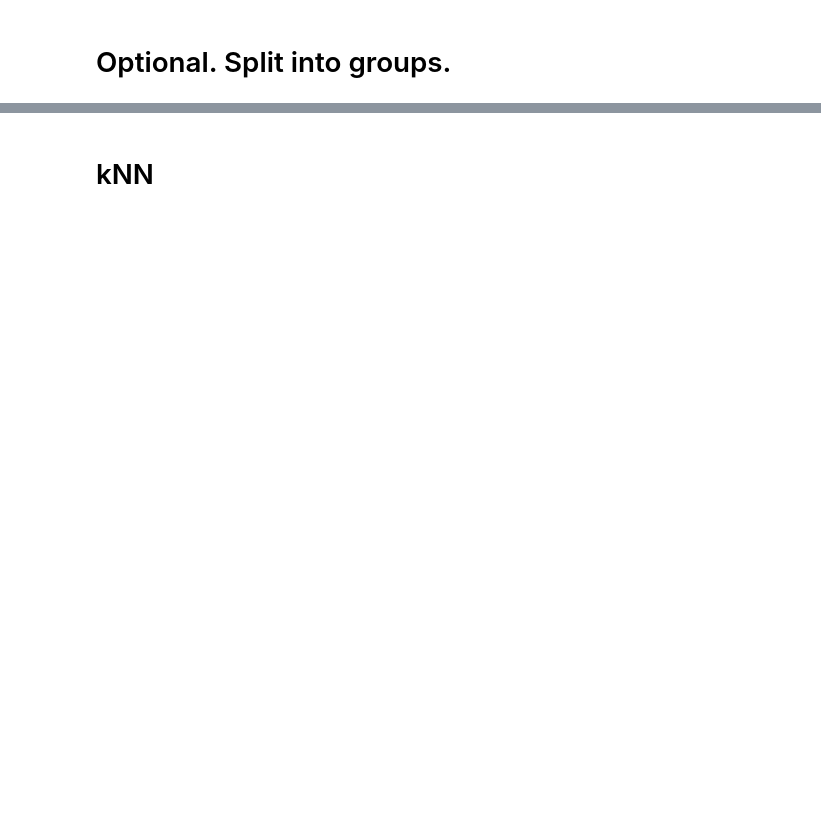
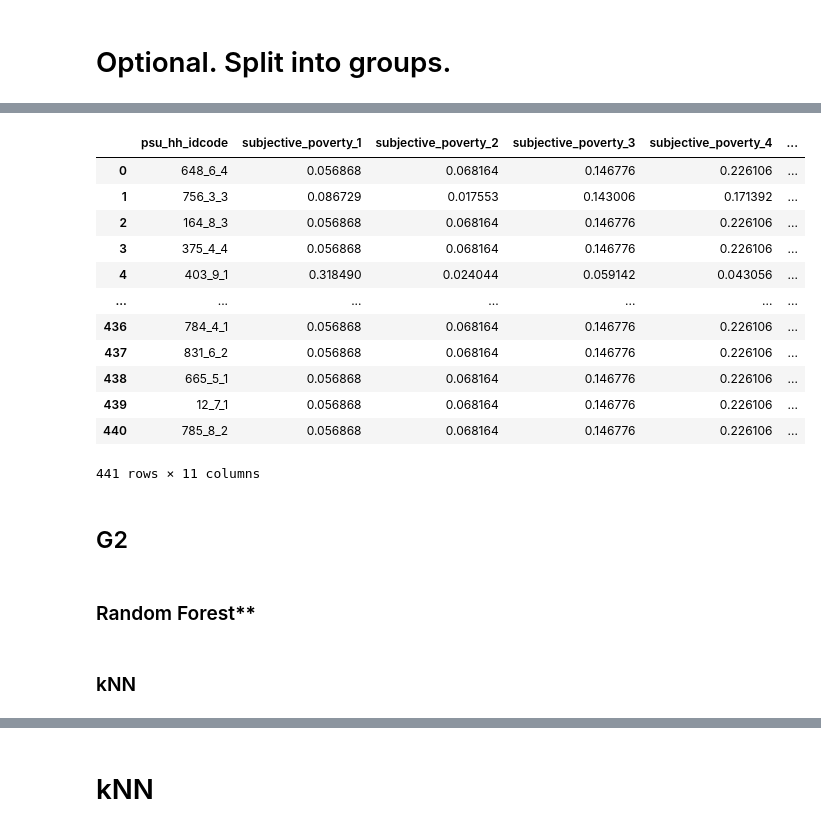
Before and after one commit to jbellogo/Classification, a Jupyter notebook: models.ipynb, the cells around one changed output, grey strips where cells are left out. Drawn from its saved outputs; the diff is of its cells as text; code cells hidden in the pictures; blank space fills up the shorter version.

```diff
--- a/models.ipynb
+++ b/models.ipynb
@@ -29,0 +216,3 @@ g1 = g1.drop(columns=school_variates)
+# %%
+X = g3.drop(columns=['poverty_score_y', 'uid'])
+y = g3['poverty_score_y'].to_numpy()
@@ -29,0 +258,20 @@ g1 = g1.drop(columns=school_variates)
+# %%
+nn_model = MLPClassifier(max_iter=1000, random_state=42)
+
+# Define the hyperparameter grid
+param_grid = {
+    'hidden_layer_sizes': [(50,), (100,), (50, 50), (100, 50)],
+    'activation': ['relu', 'tanh'],
+    'solver': ['adam', 'sgd'],
+    'learning_rate': ['constant', 'adaptive'],
+}
+
+# Initialize GridSearchCV
+grid_search = GridSearchCV(estimator=nn_model, param_grid=param_grid, cv=5, scoring='accuracy', verbose=2, n_jobs=-1)
+
+# Perform the grid search
+grid_search.fit(X, y)
+
+# Print the best parameters and best score
+print("Best parameters:", grid_search.best_params_)
+print("Best cross-validation accuracy:", grid_search.best_score_)
@@ -29,0 +308,10 @@ g1 = g1.drop(columns=school_variates)
+# %%
+X_TEST = g3_test.drop(columns=['uid'])
+# %%
+mlp = MLPClassifier(hidden_layer_sizes=(50,), activation='tanh', solver='sgd',  learning_rate= 'constant', random_state=42)
+
+# Train the model
+mlp.fit(X, y)
+
+# Predict probabilities for the test set
+y_pred_g3 = mlp.predict_proba(X_TEST)
@@ -29,0 +334,24 @@ g1 = g1.drop(columns=school_variates)
+# %%
+cols = ['subjective_poverty_1', 'subjective_poverty_2', 'subjective_poverty_3', 'subjective_poverty_4',
+        'subjective_poverty_5', 'subjective_poverty_6',
+        'subjective_poverty_7', 'subjective_poverty_8', 'subjective_poverty_9', 'subjective_poverty_10']
+
+y_pred_g3 = pd.DataFrame(y_pred_g3, columns=cols)
+y_pred_g3.insert(0, 'psu_hh_idcode', g3_test['uid'])
+y_pred_g3
+# %% [output]
+|  | psu_hh_idcode | subjective_poverty_1 | subjective_poverty_2 | subjective_poverty_3 | subjective_poverty_4 | ... |
+| 0 | 648_6_4 | 0.056868 | 0.068164 | 0.146776 | 0.226106 | ... |
+| 1 | 756_3_3 | 0.086729 | 0.017553 | 0.143006 | 0.171392 | ... |
+| 2 | 164_8_3 | 0.056868 | 0.068164 | 0.146776 | 0.226106 | ... |
+| 3 | 375_4_4 | 0.056868 | 0.068164 | 0.146776 | 0.226106 | ... |
+| 4 | 403_9_1 | 0.318490 | 0.024044 | 0.059142 | 0.043056 | ... |
+| ... | ... | ... | ... | ... | ... | ... |
+| 436 | 784_4_1 | 0.056868 | 0.068164 | 0.146776 | 0.226106 | ... |
+| 437 | 831_6_2 | 0.056868 | 0.068164 | 0.146776 | 0.226106 | ... |
+| 438 | 665_5_1 | 0.056868 | 0.068164 | 0.146776 | 0.226106 | ... |
+| 439 | 12_7_1 | 0.056868 | 0.068164 | 0.146776 | 0.226106 | ... |
+| 440 | 785_8_2 | 0.056868 | 0.068164 | 0.146776 | 0.226106 | ... |
+441 rows × 11 columns
+# %% [markdown]
+## G2
@@ -29,0 +361,2 @@ g1 = g1.drop(columns=school_variates)
+# %% [markdown]
+### Random Forest**
@@ -29,0 +376,2 @@ g1 = g1.drop(columns=school_variates)
+# %% [markdown]
+### kNN
```
Also changed, not shown: parts of 63 cells of this notebook, 3 other files.
